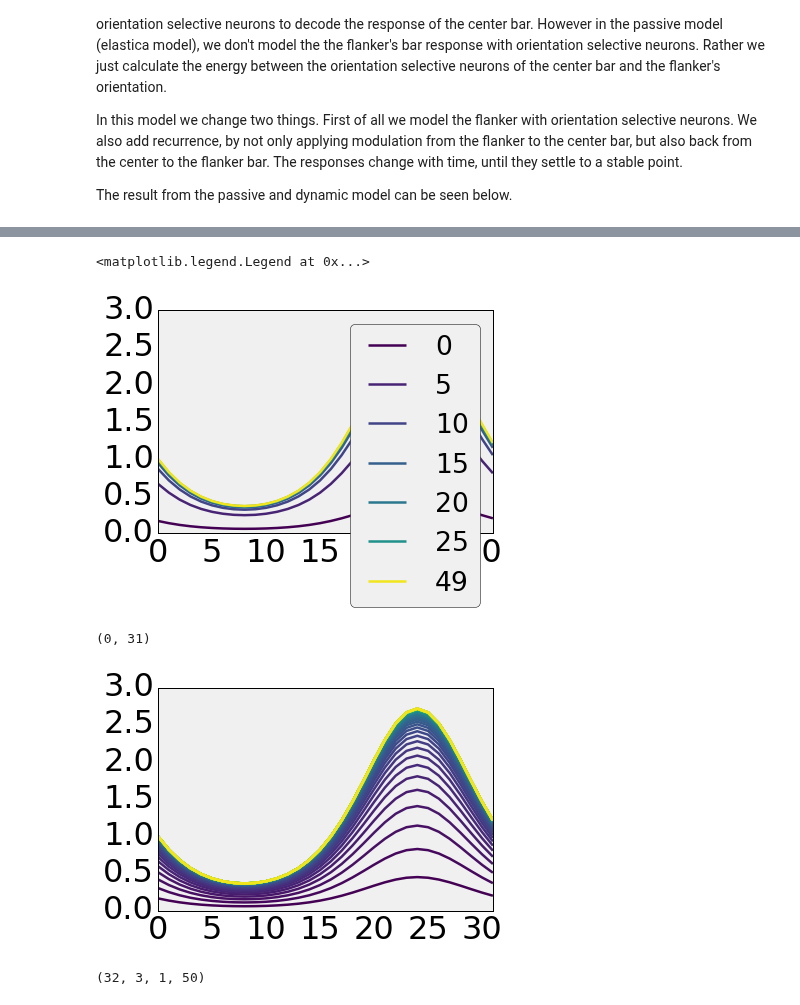
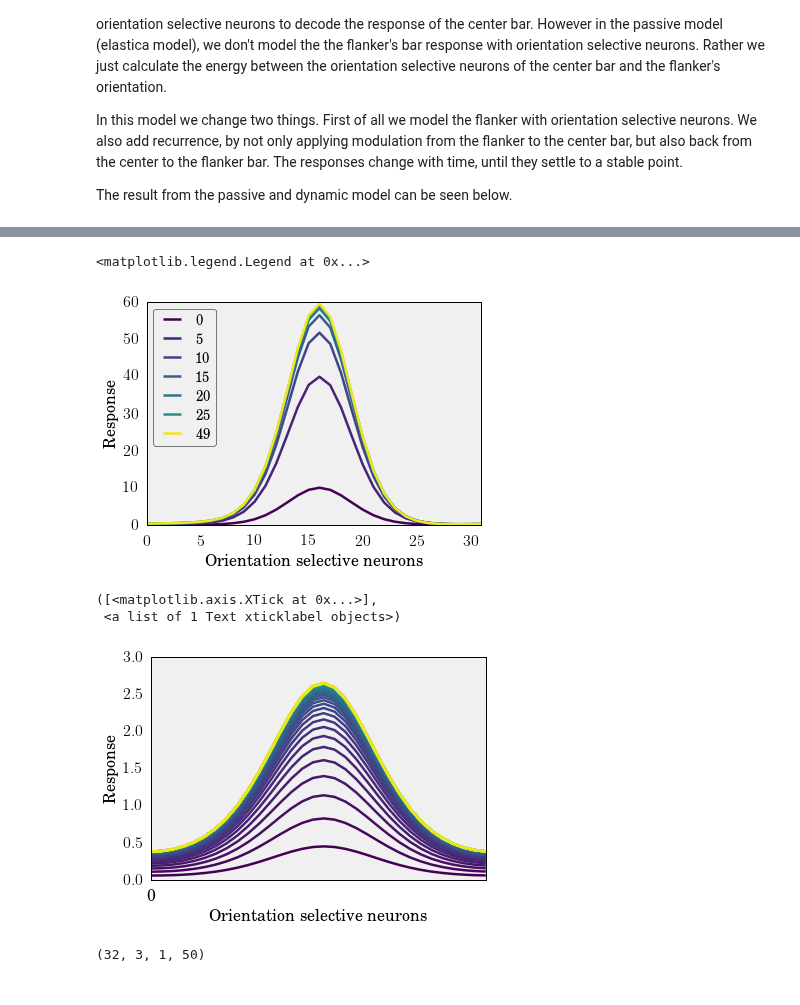
Before and after one commit to masenov/HonoursProject, a Jupyter notebook: Python/Experiments2_fig.5(B).ipynb, the cells around one changed output, grey strips where cells are left out. Drawn from its saved outputs; the diff is of its cells as text; code cells hidden in the pictures.

```diff
--- a/Python/Experiments2_fig.5(B).ipynb
+++ b/Python/Experiments2_fig.5(B).ipynb
@@ -41,7 +41,7 @@ number_of_experiments = 25
 center = np.pi/2
 # constants for von mises function
 A = 1
-k = 0.2
+k = 3
 # offset energy
 E0 = 4
 
@@ -56,18 +56,20 @@ tau = 6
 
 
 
-a = 0.1
+a = 0.01
 R = np.array([6,12,18,24,30])
 a_pas = a/R
-a_dyn = a/R/(nosn/2)
+a_dyn = a/R/(nosn/4)
 
 # colormaps - np.linspace(0, 1, len(a)) can be used as well
 colors_cen = mpl.cm.autumn((np.arange(0, 1, 1.0/len(a_dyn))+0.3)/1.2)
 colors_fla = mpl.cm.Blues((np.arange(0, 1, 1.0/len(a_dyn))+0.3)/1.2)
+plt.rc('text', usetex=True)
 # %%
 matrix2 = calculateMatrixB(nosn,E0)
 # %%
-
+mpl.rcParams['xtick.major.pad']='50'
+mpl.rcParams['ytick.major.pad']='50'
 mpl.rcParams.update({'font.size':32})
 fig_size = 20
 plt.figure(figsize=[fig_size, fig_size])
@@ -75,5 +77,8 @@ plt.imshow(matrix2)
 plt.colorbar(shrink=0.8, pad = 0.05)
 plt.xticks([nosn/2,3*nosn/2,5*nosn/2],['left flanker', 'center', 'right flanker'])
 plt.yticks([nosn/2,3*nosn/2,5*nosn/2],['left flanker', 'center', 'right flanker'])
-plt.savefig('../Report/Pictures/experiments/fig5/figB/matrix.png', dpi=200,bbox_inches='tight')
+
+plt.savefig('../Report/Pictures/experiments/fig5/figB/matrix2.png', dpi=200,bbox_inches='tight')
+mpl.rcParams['xtick.major.pad']='8'
+mpl.rcParams['ytick.major.pad']='8'
 # %% [output]
@@ -145,0 +139,8 @@ plt.plot(np.squeeze(magnitude_test[1,:,:]))
+# %%
+plt.rc('text', usetex=False)
+plt.plot(np.squeeze((direction_test[1,:,:]-np.pi/2)*57.2958))
+plt.xlim([0,49])
+plt.ylabel('Bias(deg)')
+plt.xlabel('Timestep')
+plt.savefig('../Report/Pictures/experiments/fig5/figB/tilt_time_b.png', dpi=200,bbox_inches='tight')
+#plt.plot(np.squeeze(direction_test[0,:,:]))
@@ -146,32 +157,39 @@ plt.plot(np.squeeze(magnitude_test[1,:,:]))
 # %%
 colors_timestep = mpl.cm.viridis(np.arange(0, 1, 1.0/50))
 a = plt.figure()
 #for i in range(50):
-plt.plot(np.squeeze(rs_test[:,0,:,0]), color=colors_timestep[0], label=0)
-plt.plot(np.squeeze(rs_test[:,0,:,5]), color=colors_timestep[5], label=5)
-plt.plot(np.squeeze(rs_test[:,0,:,10]), color=colors_timestep[10], label=10)
-plt.plot(np.squeeze(rs_test[:,0,:,15]), color=colors_timestep[15], label=15)
-plt.plot(np.squeeze(rs_test[:,0,:,20]), color=colors_timestep[20], label=20)
-plt.plot(np.squeeze(rs_test[:,0,:,25]), color=colors_timestep[25], label=25)
-plt.plot(np.squeeze(rs_test[:,0,:,49]), color=colors_timestep[49], label=49)
+plt.plot(np.squeeze(rs_test[:,1,:,0]), color=colors_timestep[0], label=0)
+plt.plot(np.squeeze(rs_test[:,1,:,5]), color=colors_timestep[5], label=5)
+plt.plot(np.squeeze(rs_test[:,1,:,10]), color=colors_timestep[10], label=10)
+plt.plot(np.squeeze(rs_test[:,1,:,15]), color=colors_timestep[15], label=15)
+plt.plot(np.squeeze(rs_test[:,1,:,20]), color=colors_timestep[20], label=20)
+plt.plot(np.squeeze(rs_test[:,1,:,25]), color=colors_timestep[25], label=25)
+plt.plot(np.squeeze(rs_test[:,1,:,49]), color=colors_timestep[49], label=49)
 plt.xlim([0,31])
-
-plt.legend()
+plt.xlabel('Orientation selective neurons')
+plt.ylabel('Response')
+plt.legend(loc=2)
+#lt.savefig('../Report/Pictures/experiments/fig5/figB/legend_b.png', dpi=200,bbox_inches='tight')
 # %% [output]
 <matplotlib.legend.Legend at 0x...>
-[figure, old version]
+[figure, new version]
 # %%
 colors_timestep = mpl.cm.viridis(np.arange(0, 1, 1.0/50))
-
+mpl.rcParams['xtick.major.pad']='8'
+mpl.rcParams['ytick.major.pad']='8'
 a = plt.figure()
 for i in range(50):
-    plt.plot(np.squeeze(rs_test[:,0,:,i]), color=colors_timestep[i], label=i)
+    plt.plot(np.squeeze(rs_test[:,1,:,i]), color=colors_timestep[i], label=i)
 plt.xlim([0,31])
-
+plt.xlabel('Orientation selective neurons')
+plt.ylabel('Response')
+plt.xticks([0],[0])
 #plt.legend()
+#plt.savefig('../Report/Pictures/experiments/fig5/figB/response_b.png', dpi=200,bbox_inches='tight')
 # %% [output]
-(0, 31)
+([<matplotlib.axis.XTick at 0x...>],
+ <a list of 1 Text xticklabel objects>)
-[figure, old version]
+[figure, new version]
 # %%
 rs_test.shape
 # %% [output]
```
Also changed, not shown: parts of 11 cells of this notebook, 42 other files.
